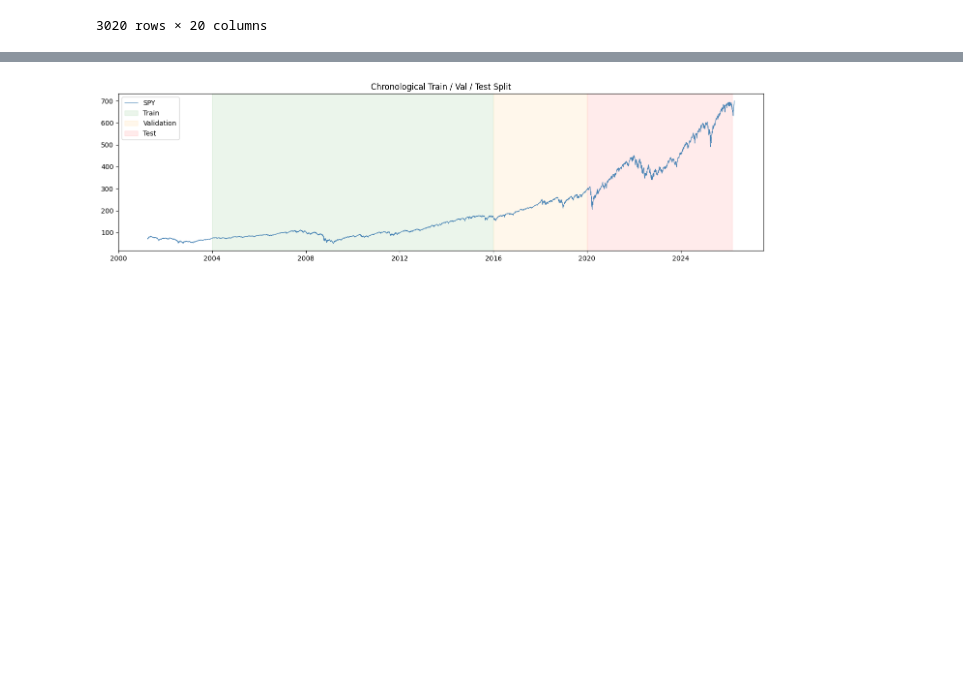
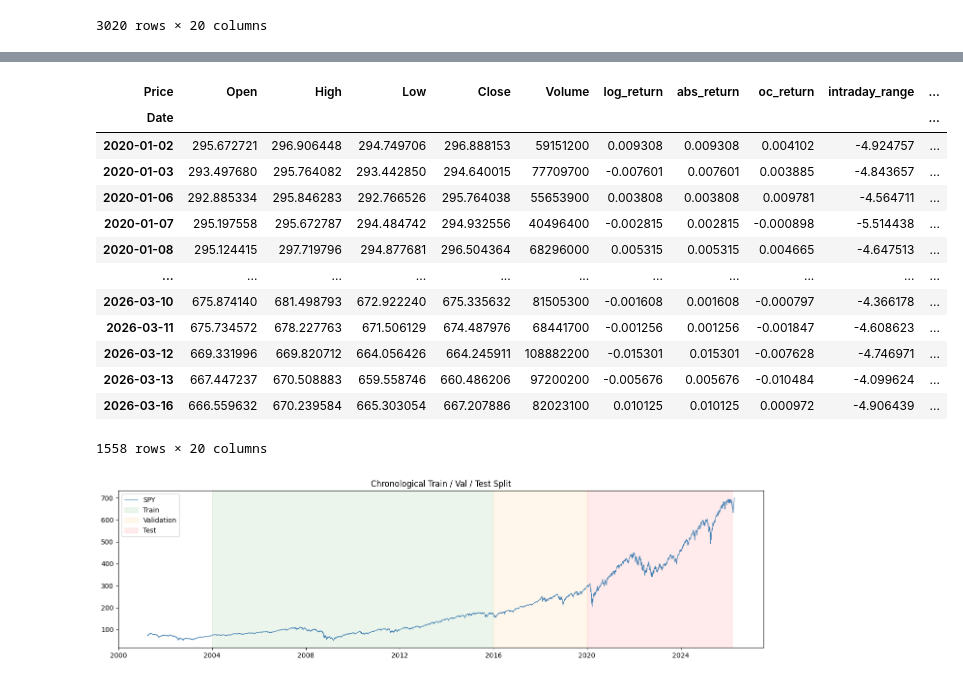
Before and after one commit to maharajhaider/StockVolatilitySight, a Jupyter notebook: notebooks/01_data_collection.ipynb, the cells around one changed output, grey strips where cells are left out. Cells and saved outputs as stored; diff of their text form; code cells hidden in the pictures; blank space fills up the shorter version.

```diff
--- a/notebooks/01_data_collection.ipynb
+++ b/notebooks/01_data_collection.ipynb
@@ -281,3 +301,20 @@ train
+# %%
+test
+# %% [output]
+| Price | Open | High | Low | Close | Volume | log_return | abs_return | oc_return | intraday_range | ... |
+| Date |  |  |  |  |  |  |  |  |  | ... |
+| 2020-01-02 | 295.672721 | 296.906448 | 294.749706 | 296.888153 | 59151200 | 0.009308 | 0.009308 | 0.004102 | -4.924757 | ... |
+| 2020-01-03 | 293.497680 | 295.764082 | 293.442850 | 294.640015 | 77709700 | -0.007601 | 0.007601 | 0.003885 | -4.843657 | ... |
+| 2020-01-06 | 292.885334 | 295.846283 | 292.766526 | 295.764038 | 55653900 | 0.003808 | 0.003808 | 0.009781 | -4.564711 | ... |
+| 2020-01-07 | 295.197558 | 295.672787 | 294.484742 | 294.932556 | 40496400 | -0.002815 | 0.002815 | -0.000898 | -5.514438 | ... |
+| 2020-01-08 | 295.124415 | 297.719796 | 294.877681 | 296.504364 | 68296000 | 0.005315 | 0.005315 | 0.004665 | -4.647513 | ... |
+| ... | ... | ... | ... | ... | ... | ... | ... | ... | ... | ... |
+| 2026-03-10 | 675.874140 | 681.498793 | 672.922240 | 675.335632 | 81505300 | -0.001608 | 0.001608 | -0.000797 | -4.366178 | ... |
+| 2026-03-11 | 675.734572 | 678.227763 | 671.506129 | 674.487976 | 68441700 | -0.001256 | 0.001256 | -0.001847 | -4.608623 | ... |
+| 2026-03-12 | 669.331996 | 669.820712 | 664.056426 | 664.245911 | 108882200 | -0.015301 | 0.015301 | -0.007628 | -4.746971 | ... |
+| 2026-03-13 | 667.447237 | 670.508883 | 659.558746 | 660.486206 | 97200200 | -0.005676 | 0.005676 | -0.010484 | -4.099624 | ... |
+| 2026-03-16 | 666.559632 | 670.239584 | 665.303054 | 667.207886 | 82023100 | 0.010125 | 0.010125 | 0.000972 | -4.906439 | ... |
+1558 rows × 20 columns
 # %%
 # Visualise the split boundaries on the price chart
 fig, ax = plt.subplots(figsize=(14, 4))
```
Also changed, not shown: parts of 1 cell of this notebook, 4 other files.
